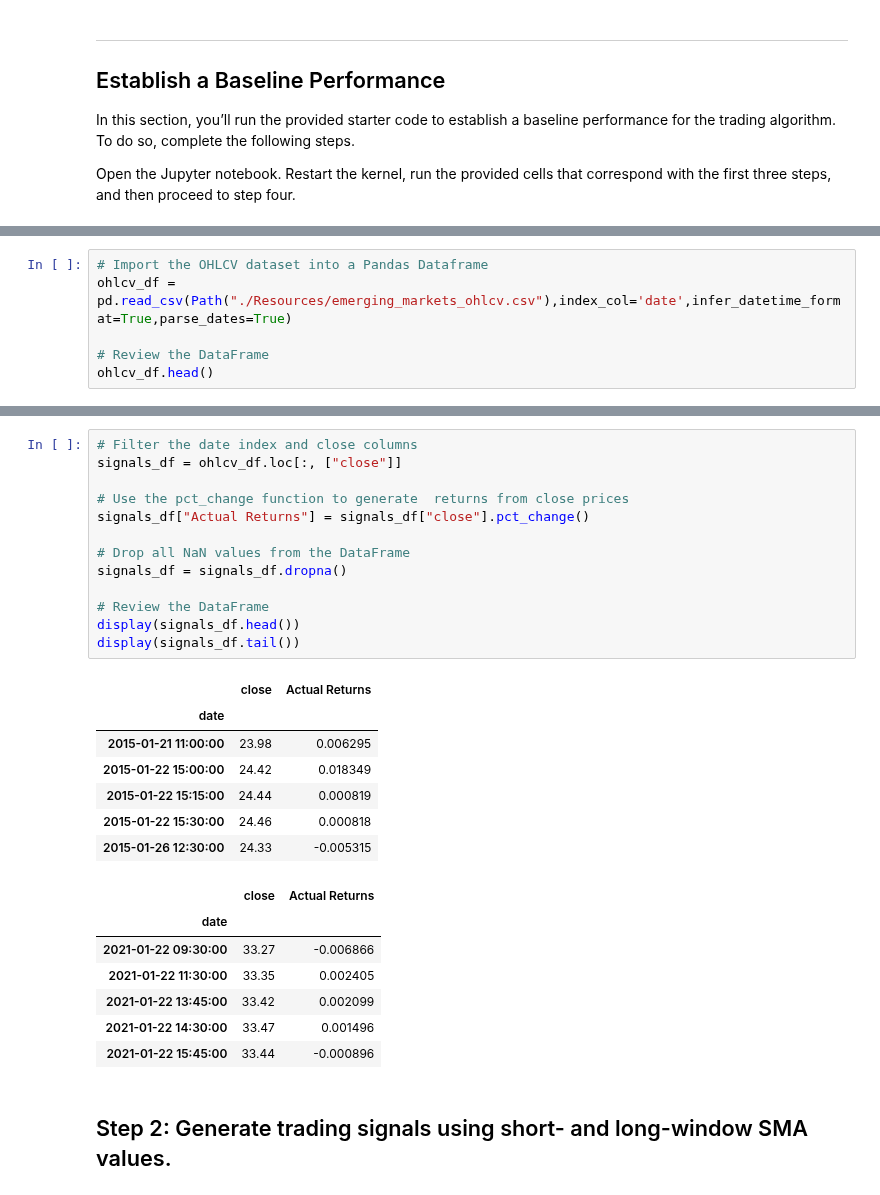
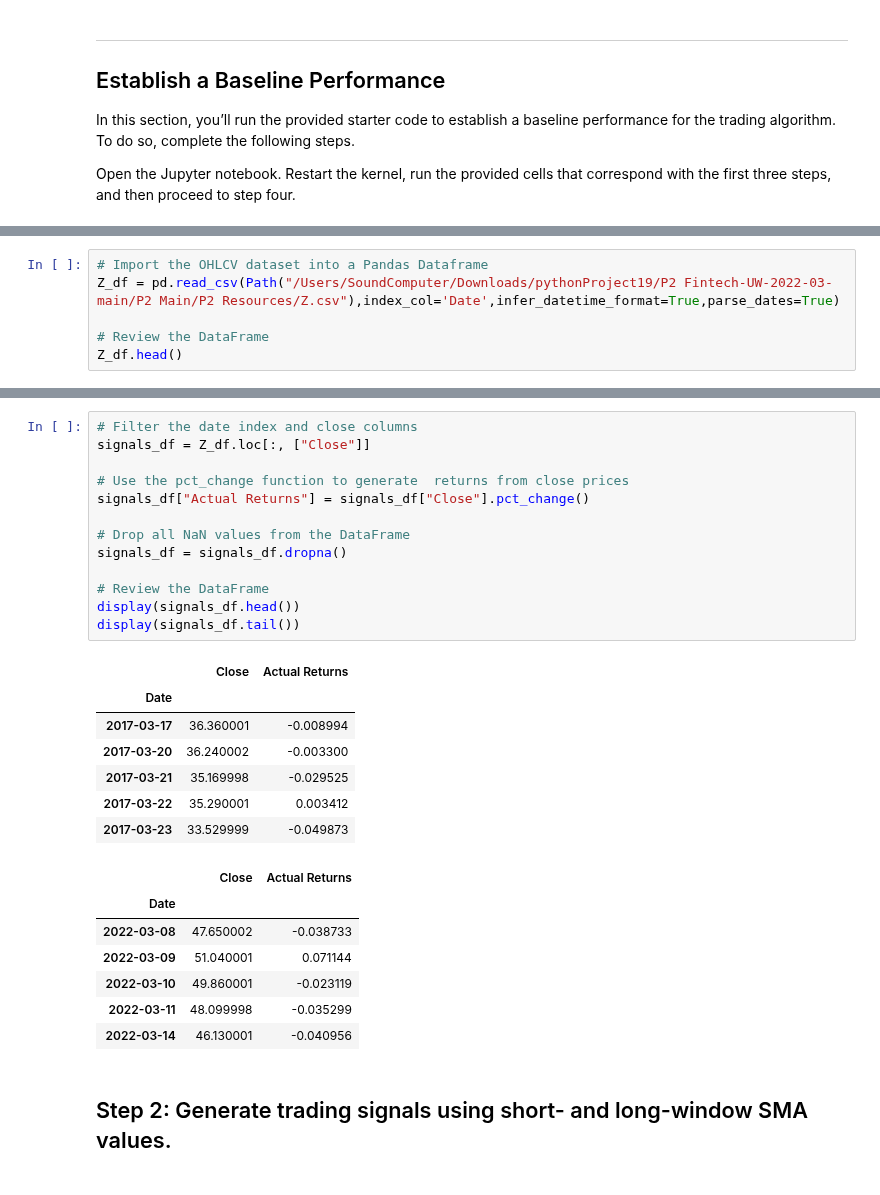
Before and after one commit to Phil-Hills/Project-2, a Jupyter notebook: machine_learning_trading_bot.ipynb, the cells around one changed output, grey strips where cells are left out. Cells and saved outputs as stored; diff of their text form.

```diff
--- a/machine_learning_trading_bot.ipynb
+++ b/machine_learning_trading_bot.ipynb
@@ -102,7 +98,7 @@ Open the Jupyter notebook. Restart the kernel, run the provided cells that corre
 # %%
 # Import the OHLCV dataset into a Pandas Dataframe
-ohlcv_df = pd.read_csv(Path("./Resources/emerging_markets_ohlcv.csv"),index_col='date',infer_datetime_format=True,parse_dates=True)
+Z_df = pd.read_csv(Path("/Users/SoundComputer/Downloads/pythonProject19/P2 Fintech-UW-2022-03-main/P2 Main/P2 Resources/Z.csv"),index_col='Date',infer_datetime_format=True,parse_dates=True)
 
 # Review the DataFrame
-ohlcv_df.head()
+Z_df.head()
 # %% [output]
@@ -116,31 +112,31 @@ ohlcv_df.head()
 # %%
 # Filter the date index and close columns
-signals_df = ohlcv_df.loc[:, ["close"]]
+signals_df = Z_df.loc[:, ["Close"]]
 
 # Use the pct_change function to generate  returns from close prices
-signals_df["Actual Returns"] = signals_df["close"].pct_change()
+signals_df["Actual Returns"] = signals_df["Close"].pct_change()
 
 # Drop all NaN values from the DataFrame
 signals_df = signals_df.dropna()
 
 # Review the DataFrame
 display(signals_df.head())
 display(signals_df.tail())
 # %% [output]
-|  | close | Actual Returns |
-| date |  |  |
-| 2015-01-21 11:00:00 | 23.98 | 0.006295 |
-| 2015-01-22 15:00:00 | 24.42 | 0.018349 |
-| 2015-01-22 15:15:00 | 24.44 | 0.000819 |
-| 2015-01-22 15:30:00 | 24.46 | 0.000818 |
-| 2015-01-26 12:30:00 | 24.33 | -0.005315 |
+|  | Close | Actual Returns |
+| Date |  |  |
+| 2017-03-17 | 36.360001 | -0.008994 |
+| 2017-03-20 | 36.240002 | -0.003300 |
+| 2017-03-21 | 35.169998 | -0.029525 |
+| 2017-03-22 | 35.290001 | 0.003412 |
+| 2017-03-23 | 33.529999 | -0.049873 |
-|  | close | Actual Returns |
-| date |  |  |
-| 2021-01-22 09:30:00 | 33.27 | -0.006866 |
-| 2021-01-22 11:30:00 | 33.35 | 0.002405 |
-| 2021-01-22 13:45:00 | 33.42 | 0.002099 |
-| 2021-01-22 14:30:00 | 33.47 | 0.001496 |
-| 2021-01-22 15:45:00 | 33.44 | -0.000896 |
+|  | Close | Actual Returns |
+| Date |  |  |
+| 2022-03-08 | 47.650002 | -0.038733 |
+| 2022-03-09 | 51.040001 | 0.071144 |
+| 2022-03-10 | 49.860001 | -0.023119 |
+| 2022-03-11 | 48.099998 | -0.035299 |
+| 2022-03-14 | 46.130001 | -0.040956 |
 # %% [markdown]
 ## Step 2: Generate trading signals using short- and long-window SMA values.
 # %%
```
Also changed, not shown: parts of 5 cells of this notebook.
